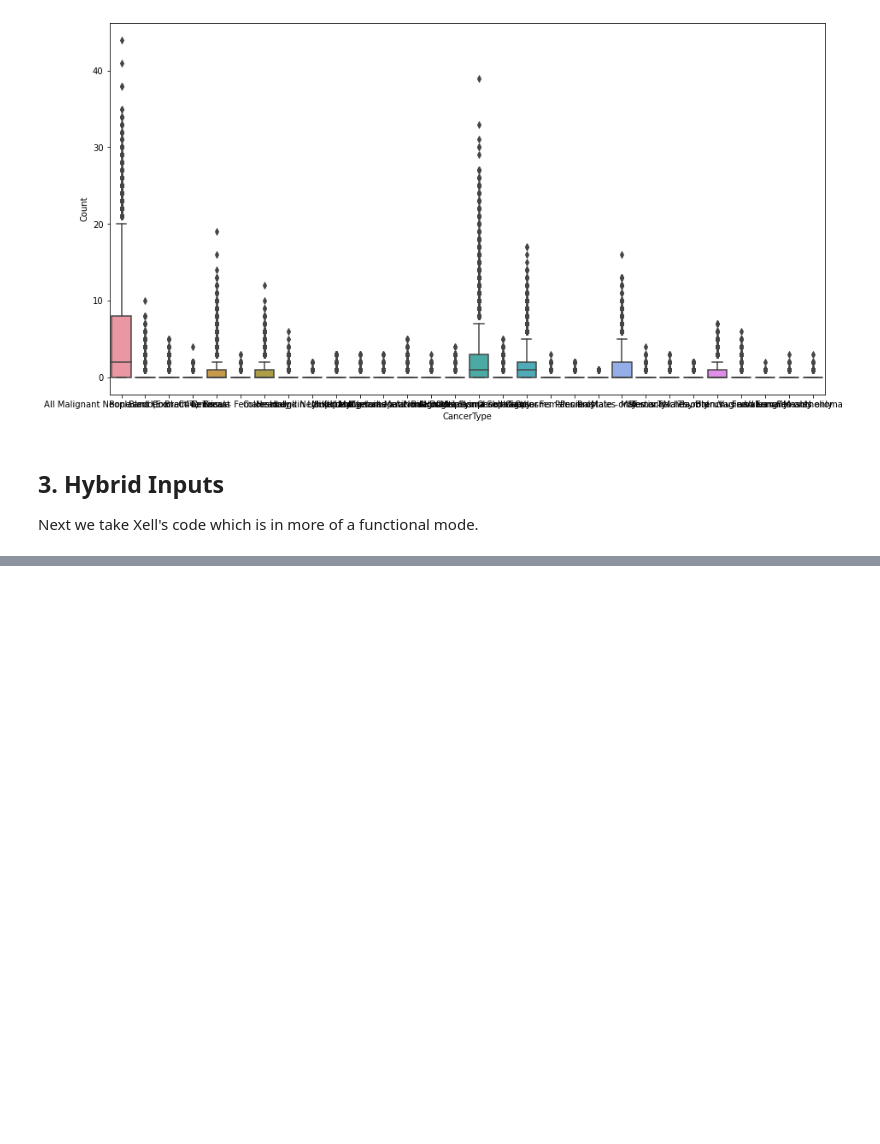
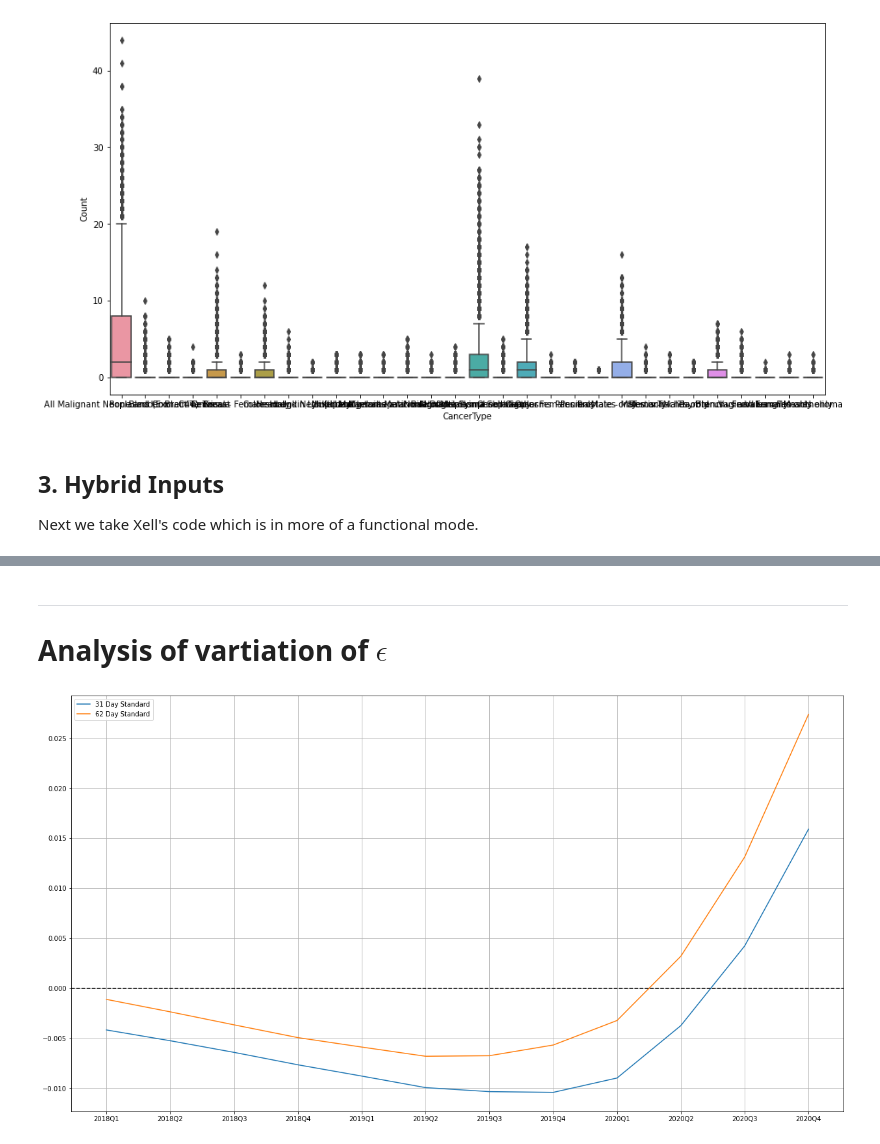
Before and after one commit to chrisoldnall/PHS-Code, a Jupyter notebook: COPoissionGLM.ipynb, the cells around one changed output, grey strips where cells are left out. Cells and saved outputs as stored; diff of their text form; code cells hidden in the pictures; blank space fills up the shorter version.

```diff
--- a/COPoissionGLM.ipynb
+++ b/COPoissionGLM.ipynb
@@ -396,0 +385,3 @@ Notes:
+# %% [markdown]
+-----------
+# Analysis of vartiation of $\epsilon$
@@ -396,0 +470,12 @@ Notes:
+# %%
+fig, d1 = plt.subplots(1, 1, sharey=True)
+d1.plot(['2018Q1', '2018Q2', '2018Q3', '2018Q4', '2019Q1', '2019Q2', '2019Q3', '2019Q4', '2020Q1', '2020Q2', '2020Q3', '2020Q4'], CoefHold31)
+d1.plot(['2018Q1', '2018Q2', '2018Q3', '2018Q4', '2019Q1', '2019Q2', '2019Q3', '2019Q4', '2020Q1', '2020Q2', '2020Q3', '2020Q4'], CoefHold62)
+d1.grid()
+plt.legend(["31 Day Standard", "62 Day Standard"])
+plt.axhline(y=0, color='k', linestyle='--')
+fig.set_size_inches(18.5, 10.5, forward=True)
+fig.tight_layout(pad=5.0)
+plt.show()
+# %% [output]
+[figure, added]
```
Also changed, not shown: parts of 8 cells of this notebook, 1 other file.
